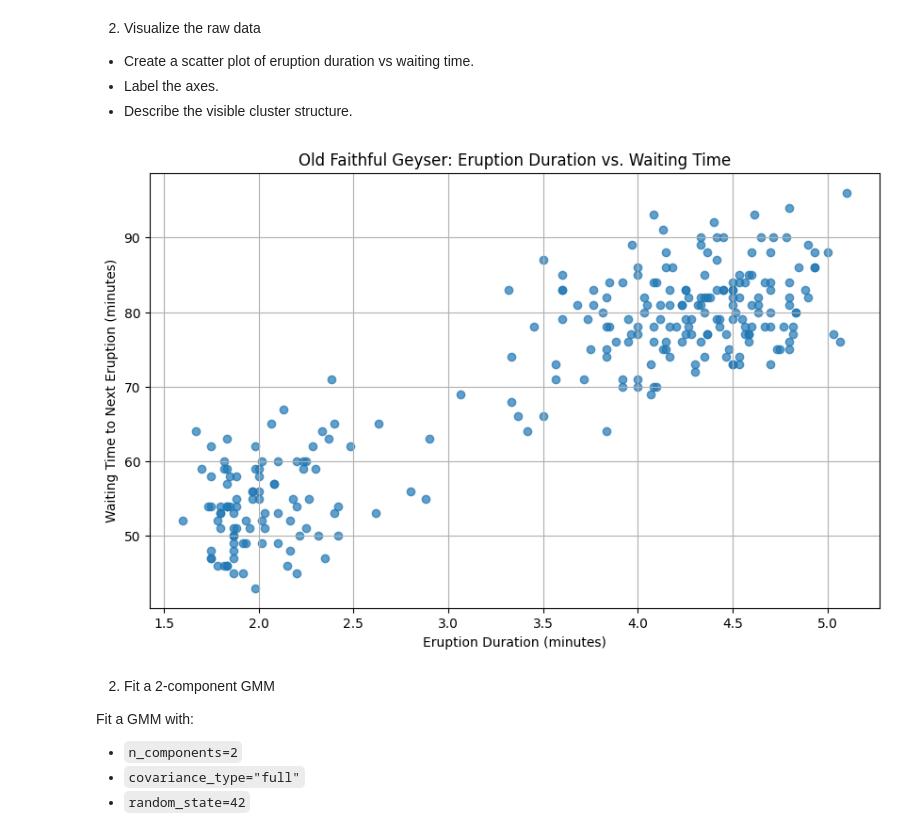
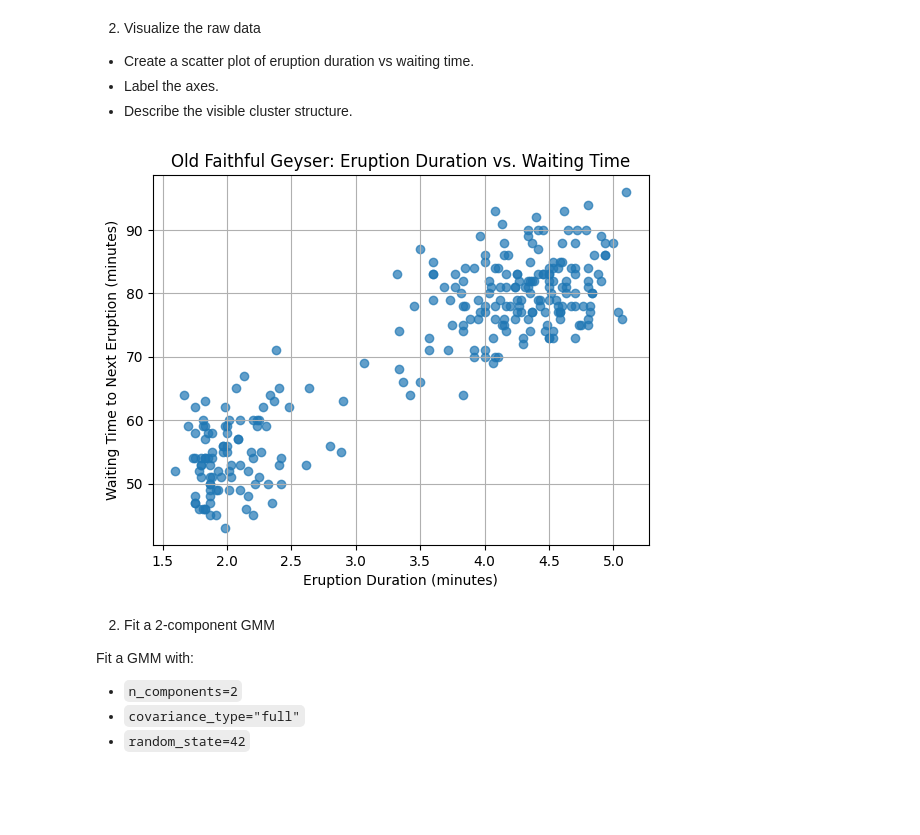
Before and after one commit to leonnmarcoo/CCADMACL_EXERCISES_COM232, a Jupyter notebook: Exercise 5B.ipynb, the cells around one changed output. Cells and saved outputs as stored; diff of their text form; code cells hidden in the pictures; blank space fills up the shorter version.

```diff
--- a/Exercise 5B.ipynb
+++ b/Exercise 5B.ipynb
@@ -58,15 +58,14 @@ memory usage: 6.5 KB
 - Label the axes.
 - Describe the visible cluster structure.
 # %%
-plt.figure(figsize=(10, 6))
 plt.scatter(df['eruptions'], df['waiting'], alpha=0.7)
 plt.xlabel('Eruption Duration (minutes)')
 plt.ylabel('Waiting Time to Next Eruption (minutes)')
 plt.title('Old Faithful Geyser: Eruption Duration vs. Waiting Time')
 plt.grid(True)
 plt.show()
 # %% [output]
-[figure, old version]
+[figure, new version]
 # %% [markdown]
 2. Fit a 2-component GMM
 
```
Also changed, not shown: parts of 3 cells of this notebook.
